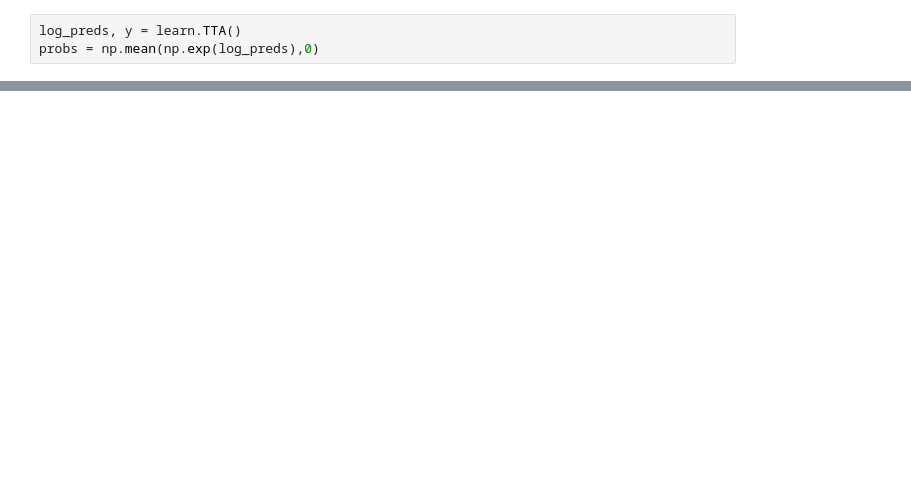
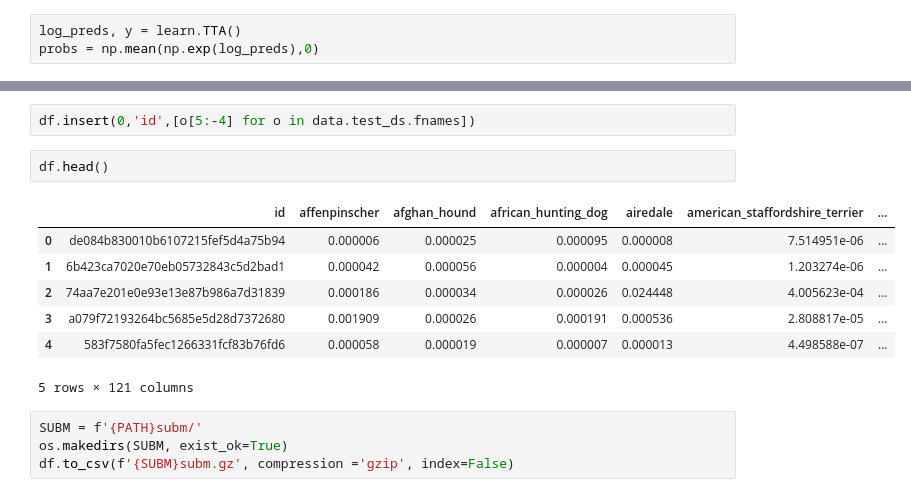
Before and after one commit to Muosvr/Dog-breed-identification-Fast.ai, a Jupyter notebook: dog-breed-identification-JW.ipynb, the cells around one changed output, grey strips where cells are left out. Saved outputs shown, nothing was run; the diff lists cells and outputs as text; blank space fills up the shorter version.

```diff
--- a/dog-breed-identification-JW.ipynb
+++ b/dog-breed-identification-JW.ipynb
@@ -164,0 +227,16 @@ accuracy_np(probs,y), metrics.log_loss(y,probs)
+# %%
+df.insert(0,'id',[o[5:-4] for o in data.test_ds.fnames])
+# %%
+df.head()
+# %% [output]
+|  | id | affenpinscher | afghan_hound | african_hunting_dog | airedale | american_staffordshire_terrier | ... |
+| 0 | de084b830010b6107215fef5d4a75b94 | 0.000006 | 0.000025 | 0.000095 | 0.000008 | 7.514951e-06 | ... |
+| 1 | 6b423ca7020e70eb05732843c5d2bad1 | 0.000042 | 0.000056 | 0.000004 | 0.000045 | 1.203274e-06 | ... |
+| 2 | 74aa7e201e0e93e13e87b986a7d31839 | 0.000186 | 0.000034 | 0.000026 | 0.024448 | 4.005623e-04 | ... |
+| 3 | a079f72193264bc5685e5d28d7372680 | 0.001909 | 0.000026 | 0.000191 | 0.000536 | 2.808817e-05 | ... |
+| 4 | 583f7580fa5fec1266331fcf83b76fd6 | 0.000058 | 0.000019 | 0.000007 | 0.000013 | 4.498588e-07 | ... |
+5 rows × 121 columns
+# %%
+SUBM = f'{PATH}subm/'
+os.makedirs(SUBM, exist_ok=True)
+df.to_csv(f'{SUBM}subm.gz', compression ='gzip', index=False)
```
Also changed, not shown: parts of 25 cells of this notebook.
